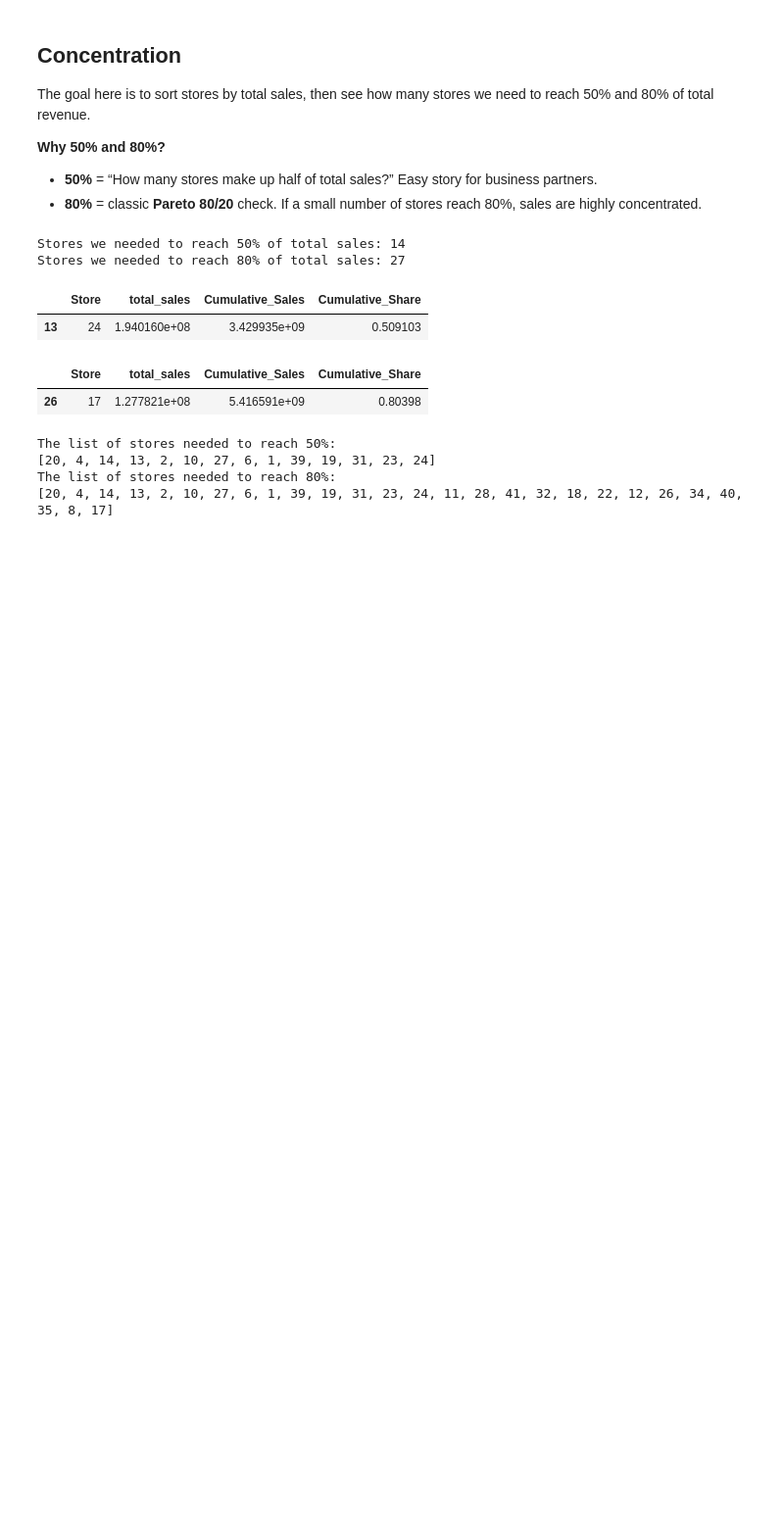
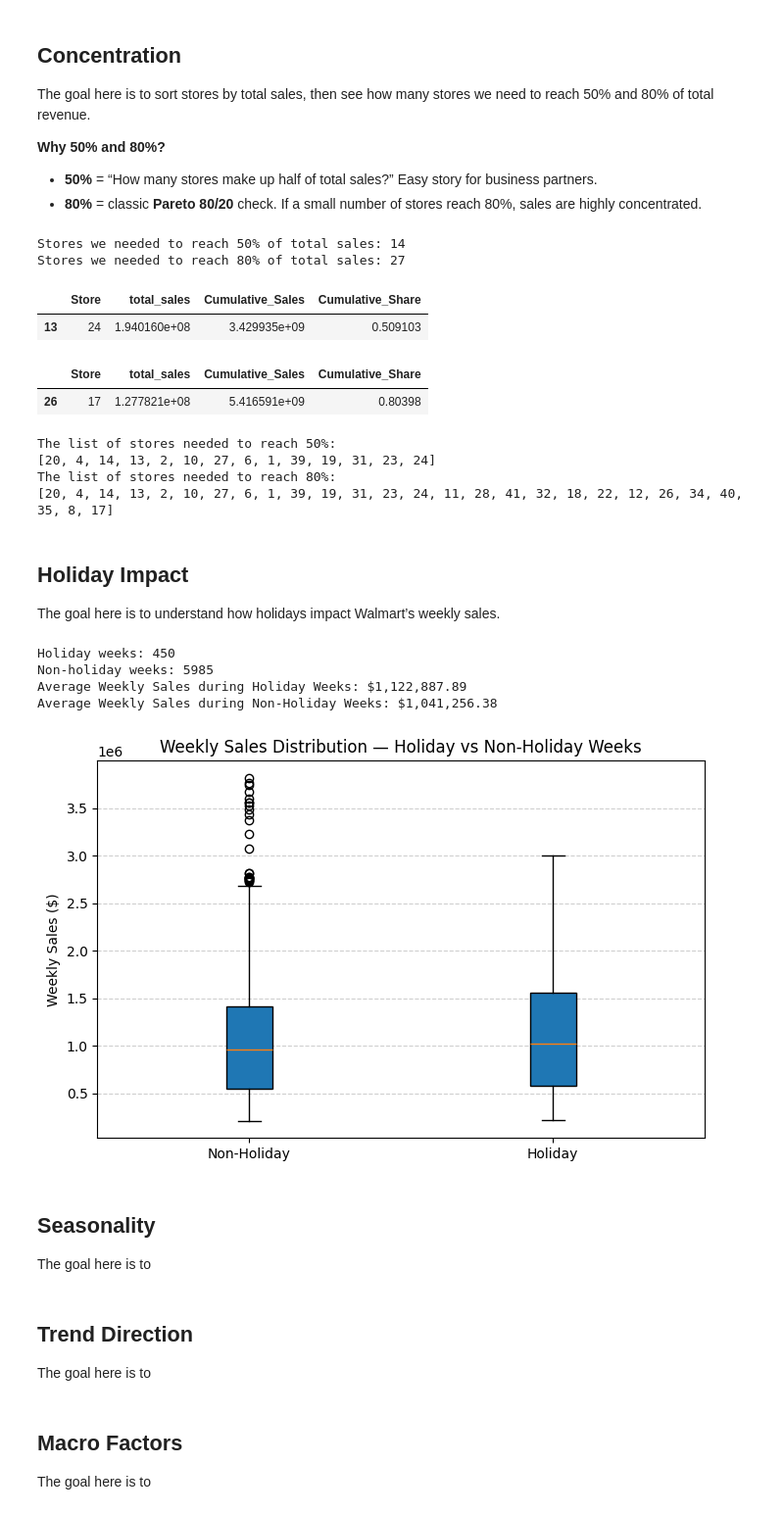
Before and after one commit to freddieguo/guofreddie, a Jupyter notebook: walmart_project/notebook/walmart_analysis.ipynb, the cells around one changed output. Shown: that part at 98% size. Drawn from its saved outputs; the diff is of its cells as text; code cells hidden in the pictures; blank space fills up the shorter version.

Commit message:
Analyzed holiday impact

```diff
--- a/walmart_project/notebook/walmart_analysis.ipynb
+++ b/walmart_project/notebook/walmart_analysis.ipynb
@@ -193,3 +193,55 @@ The list of stores needed to reach 50%:
 [20, 4, 14, 13, 2, 10, 27, 6, 1, 39, 19, 31, 23, 24]
 The list of stores needed to reach 80%:
 [20, 4, 14, 13, 2, 10, 27, 6, 1, 39, 19, 31, 23, 24, 11, 28, 41, 32, 18, 22, 12, 26, 34, 40, 35, 8, 17]
+# %% [markdown]
+## Holiday Impact
+
+The goal here is to understand how holidays impact Walmart’s weekly sales.
+# %%
+# Separate data into holiday and non-holiday weeks
+holiday_sales = df[df["Holiday_Flag"] == 1]
+non_holiday_sales = df[df["Holiday_Flag"] == 0]
+
+# Display how many holiday and non-holiday weeks we have
+print(f"Holiday weeks: {holiday_sales.shape[0]}")
+print(f"Non-holiday weeks: {non_holiday_sales.shape[0]}")
+
+# Calculate mean weekly sales
+holiday_avg = holiday_sales["Weekly_Sales"].mean()
+nonholiday_avg = non_holiday_sales["Weekly_Sales"].mean()
+
+print(f"Average Weekly Sales during Holiday Weeks: ${holiday_avg:,.2f}")
+print(f"Average Weekly Sales during Non-Holiday Weeks: ${nonholiday_avg:,.2f}")
+# %% [output]
+Holiday weeks: 450
+Non-holiday weeks: 5985
+Average Weekly Sales during Holiday Weeks: $1,122,887.89
+Average Weekly Sales during Non-Holiday Weeks: $1,041,256.38
+# %%
+import matplotlib.pyplot as plt
+
+# Box plot
+plt.figure(figsize=(8,5))
+plt.boxplot(
+    [non_holiday_sales["Weekly_Sales"], holiday_sales["Weekly_Sales"]],
+    labels=["Non-Holiday", "Holiday"],
+    patch_artist=True
+)
+plt.title("Weekly Sales Distribution — Holiday vs Non-Holiday Weeks")
+plt.ylabel("Weekly Sales ($)")
+plt.grid(axis="y", linestyle="--", alpha=0.6)
+plt.show()
+# %% [output]
+[figure, added]
+# %% [markdown]
+## Seasonality
+
+The goal here is to
+# %% [markdown]
+## Trend Direction
+
+The goal here is to
+# %% [markdown]
+## Macro Factors
+
+The goal here is to
```
